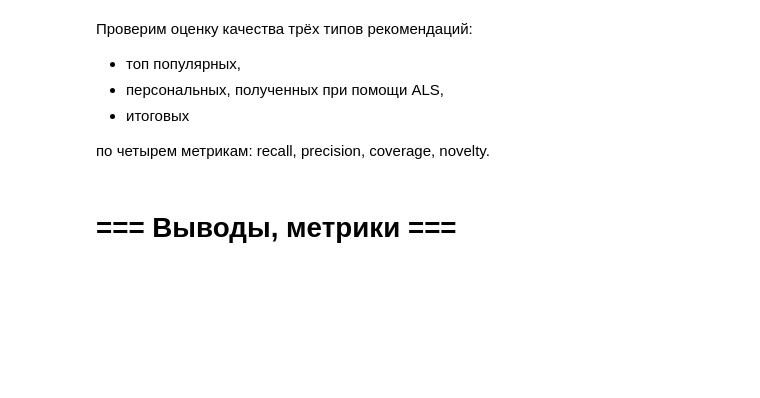
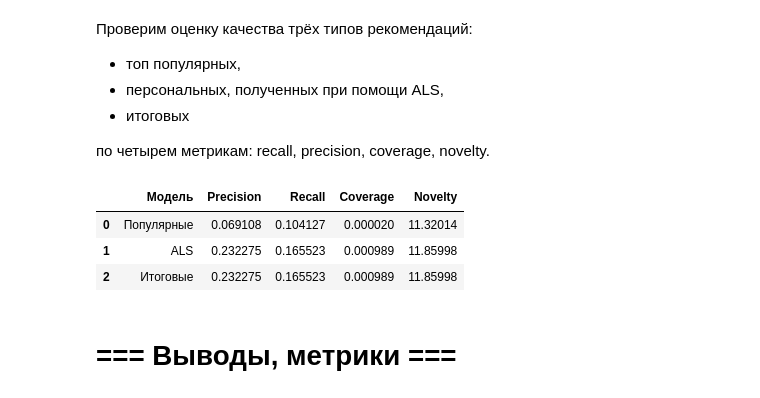
Before and after one commit to nikitalarkin/mle-project-sprint-4-v001, a Jupyter notebook: recommendations.ipynb, the cells around one changed output. Drawn from its saved outputs; the diff is of its cells as text; code cells hidden in the pictures; blank space fills up the shorter version.

```diff
--- a/recommendations.ipynb
+++ b/recommendations.ipynb
@@ -304,13 +304,13 @@ for user in range(user_item_csr.shape[0]):
 # %%
-rows = []
-for user, recs in enumerate(all_recs):
-    for rec in recs:
-        item_id = rec[0]
-        score = rec[1]
-        rows.append((user, item_id, score))
-
-df = pd.DataFrame(rows, columns=["user_id", "item_id", "score"])
-df.to_parquet("recommendations.parquet", index=False)
+#rows = []
+#for user, recs in enumerate(all_recs):
+#    for rec in recs:
+#        item_id = rec[0]
+#        score = rec[1]
+#        rows.append((user, item_id, score))
+#
+#df = pd.DataFrame(rows, columns=["user_id", "item_id", "score"])
+#df.to_parquet("recommendations.parquet", index=False)
 # %%
 recommendations_df = pd.read_parquet("recommendations.parquet")
 # %%
@@ -429,3 +407,5 @@ Index(['user_id', 'item_id', 'als_score', 'rec_item_id', 'similar_score',
 # Ранжирование рекомендаций
 # %% [markdown]
 Построим ранжирующую модель, чтобы сделать рекомендации более точными. Отранжируем рекомендации.
+# %%
+ranked_recs = pd.read_parquet("recommendationsPERSONAL.parquet")
@@ -439,6 +495,65 @@ Index(['user_id', 'item_id', 'als_score', 'rec_item_id', 'similar_score',
 - итоговых
 
 по четырем метрикам: recall, precision, coverage, novelty.
+# %%
+true_df = test_events[["user_id", "item_id"]]
+all_items = train_events["item_id"].unique()
+
+item_popularity = (
+    train_events["item_id"].value_counts(normalize=True)
+    .rename_axis("item_id")
+    .reset_index(name="popularity")
+)
+
+def precision(recs, true):
+    merged = recs.merge(true, on=["user_id", "item_id"])
+    p = merged.groupby("user_id").size() / recs.groupby("user_id").size()
+    return p.mean()
+
+def recall(recs, true):
+    merged = recs.merge(true, on=["user_id", "item_id"])
+    r = merged.groupby("user_id").size() / true.groupby("user_id").size()
+    return r.mean()
+
+def coverage(recs, all_items):
+    return recs["item_id"].nunique() / len(all_items)
+
+def novelty(recs, item_popularity):
+    merged = recs.merge(item_popularity, on="item_id", how="left")
+    return -np.mean(np.log2(merged["popularity"] + 1e-9))
+
+popular_recs = (
+    pd.DataFrame({"item_id": top_items})
+    .assign(key=1)
+    .merge(test_events[["user_id"]].drop_duplicates().assign(key=1), on="key")
+    .drop("key", axis=1)
+)
+
+als_recs = personal_als_df[["user_id", "item_id"]]
+final_recs = ranked_recs[["user_id", "item_id"]]
+
+results = []
+for name, recs in {
+    "Популярные": popular_recs,
+    "ALS": als_recs,
+    "Итоговые": final_recs
+}.items():
+    res = {
+        "Модель": name,
+        "Precision": precision(recs, true_df),
+        "Recall": recall(recs, true_df),
+        "Coverage": coverage(recs, all_items),
+        "Novelty": novelty(recs, item_popularity)
+    }
+    results.append(res)
+
+results_df = pd.DataFrame(results)
+results_df
+# %% [output]
+|  | Модель | Precision | Recall | Coverage | Novelty |
+| 0 | Популярные | 0.069108 | 0.104127 | 0.000020 | 11.32014 |
+| 1 | ALS | 0.232275 | 0.165523 | 0.000989 | 11.85998 |
+| 2 | Итоговые | 0.232275 | 0.165523 | 0.000989 | 11.85998 |
 # %% [markdown]
 # === Выводы, метрики ===
 # %% [markdown]
```
Also changed, not shown: parts of 9 cells of this notebook, 1 other file.
